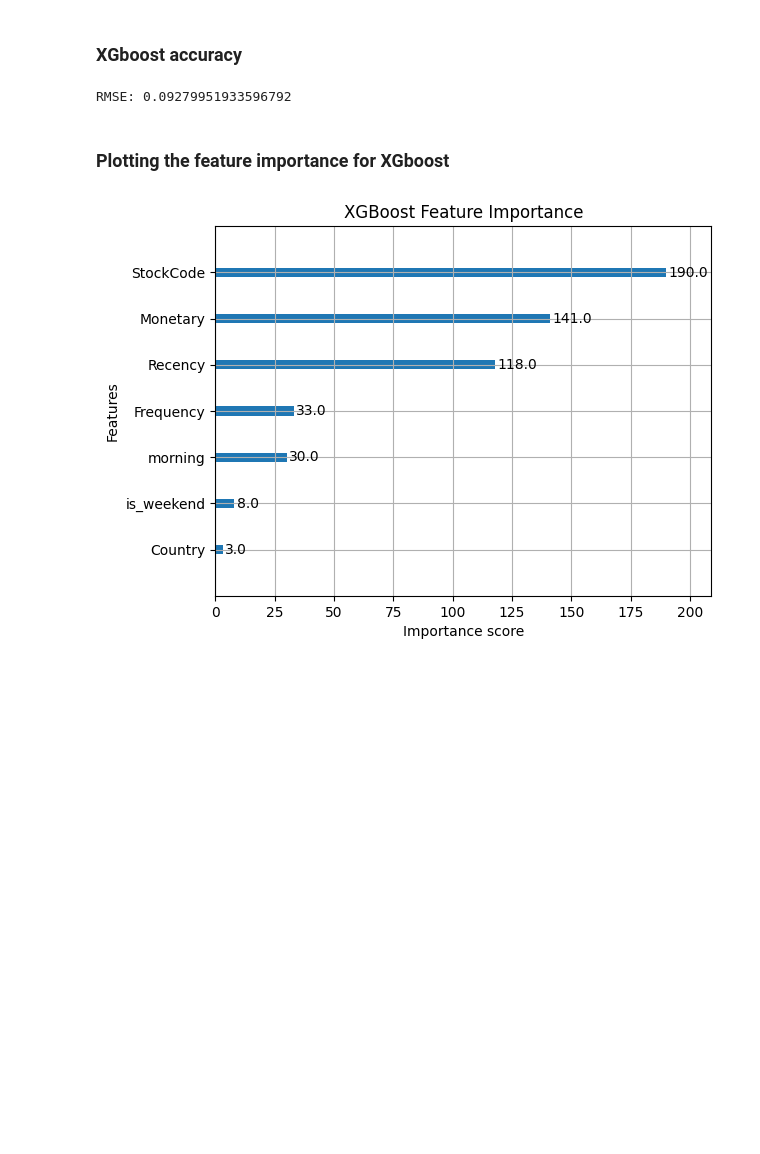
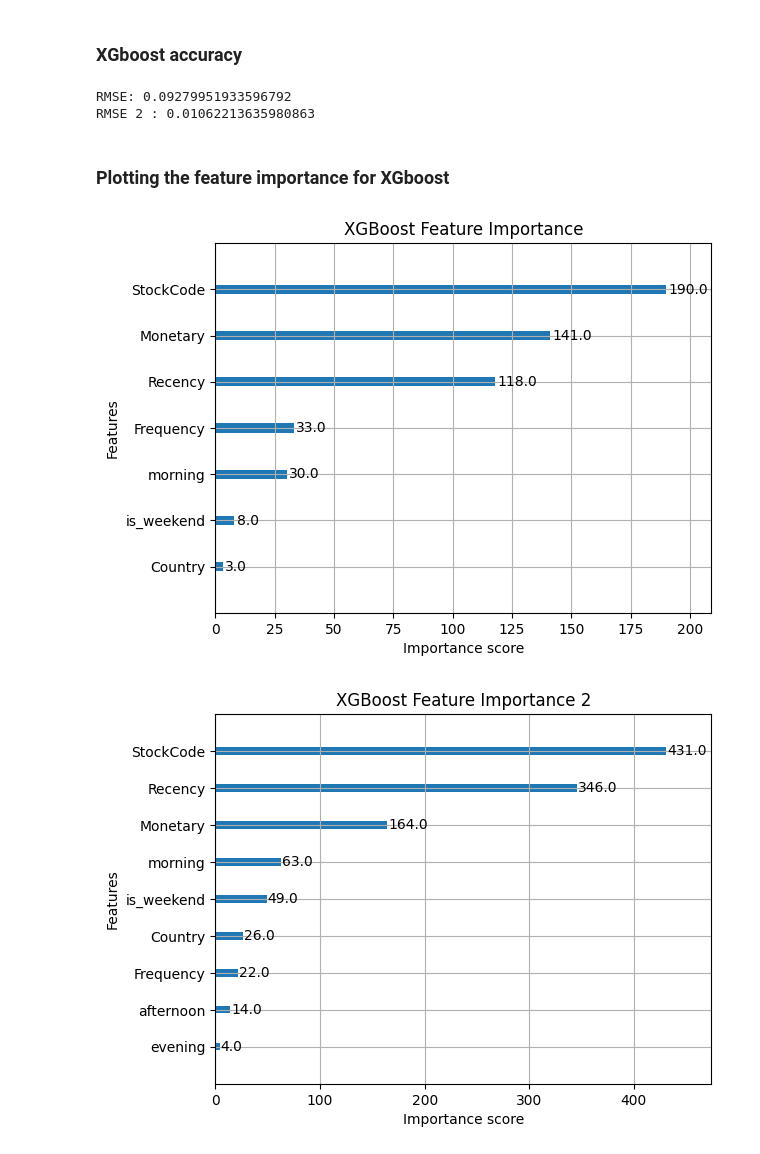
Before and after one commit to ZeyadArafat/Customer-Value-Prediction-Segmentation, a Jupyter notebook: superviesd_ml/supervised.ipynb, the cells around one changed output. Drawn from its saved outputs; the diff is of its cells as text; code cells hidden in the pictures; blank space fills up the shorter version.

```diff
--- a/superviesd_ml/supervised.ipynb
+++ b/superviesd_ml/supervised.ipynb
@@ -158,10 +215,26 @@ params = {
     'eval_metric': 'rmse',
     'early_stopping_rounds': 10
 }
+
+dtrain2 = xgb.DMatrix(X2_train, label=y2_train)
+dtest2 = xgb.DMatrix(X2_test, label=y2_test)
+params2 = {
+    'objective': 'reg:squarederror',
+    'max_depth': 8,
+    'learning_rate': 0.1,
+    'eval_metric': 'rmse',
+    'early_stopping_rounds': 10
+}
 # %%
 evals = [(dtrain, 'train'), (dtest, 'eval')]
 
 model = xgb.train(params, dtrain, num_boost_round=500, evals=evals, early_stopping_rounds=10)
+
+print("=" *50)
+
+evals2 = [(dtrain2, 'train2'), (dtest2, 'eval2')]
+
+model2 = xgb.train(params2, dtrain2, num_boost_round=500, evals=evals2, early_stopping_rounds=10)
 # %% [output]
 [0]     train-rmse:0.12698      eval-rmse:0.09389
 [1]     train-rmse:0.12103      eval-rmse:0.09197
@@ -189,13 +275,25 @@ y_pred = model.predict(dtest)
 
 rmse = np.sqrt(mean_squared_error(y_test, y_pred))
 print(f"RMSE: {rmse}")
+
+y2_pred = model2.predict(dtest2)
+
+rmse2 = np.sqrt(mean_squared_error(y2_test, y2_pred))
+print(f"RMSE 2 : {rmse2}")
 # %% [output]
 RMSE: 0.09279951933596792
+RMSE 2 : 0.01062213635980863
 # %% [markdown]
 ### Plotting the feature importance for XGboost
 # %%
 xgb.plot_importance(model)
 plt.title('XGBoost Feature Importance')
 plt.show()
+
+
+xgb.plot_importance(model2)
+plt.title('XGBoost Feature Importance 2')
+plt.show()
 # %% [output]
 [figure]
+[figure, added]
```
Also changed, not shown: parts of 7 cells of this notebook.
